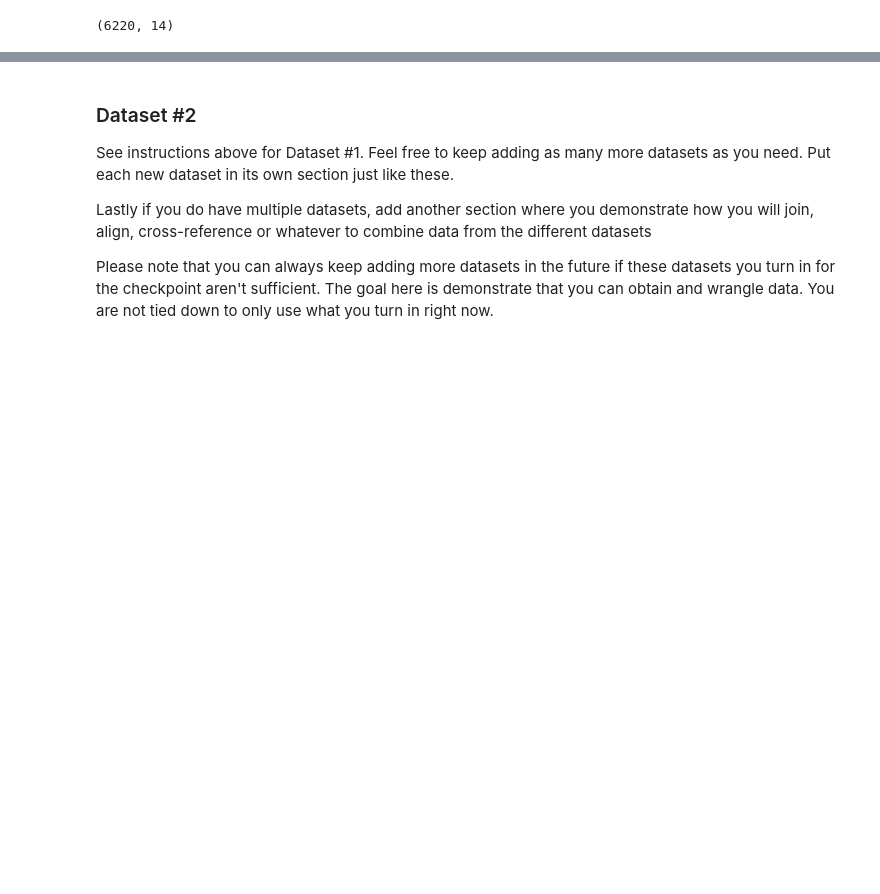
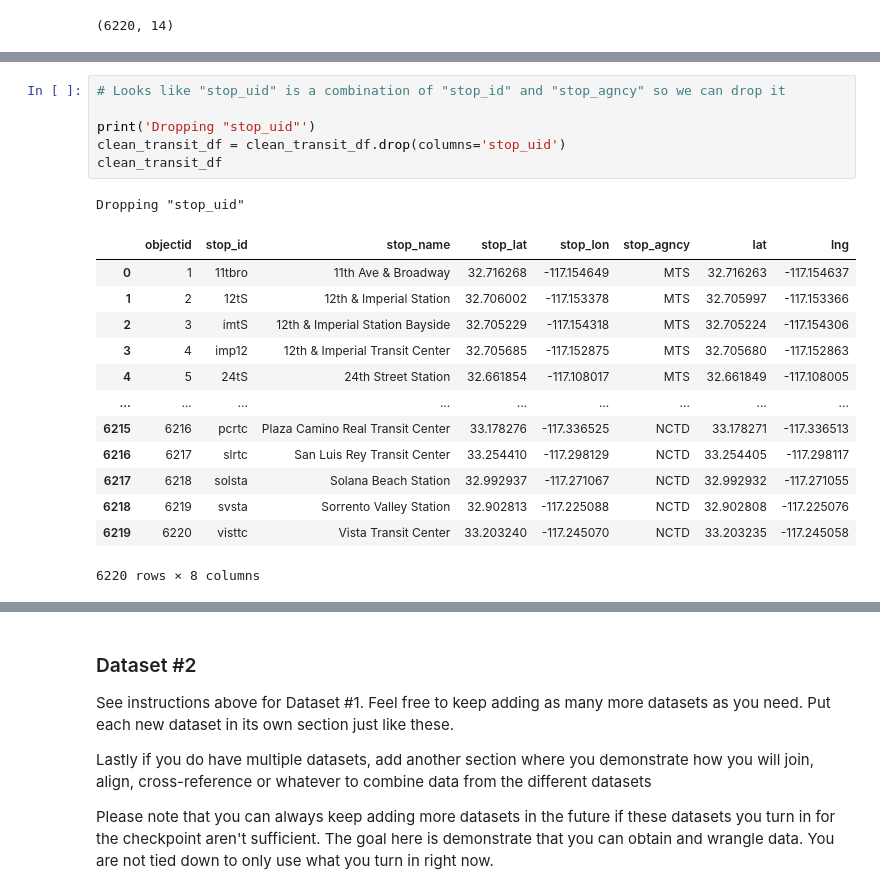
Before and after one commit to COGS108/Group022_WI26, a Jupyter notebook: 01-DataCheckpoint.ipynb, the cells around one changed output, grey strips where cells are left out. Drawn from its saved outputs; the diff is of its cells as text; blank space fills up the shorter version.

```diff
--- a/01-DataCheckpoint.ipynb
+++ b/01-DataCheckpoint.ipynb
@@ -139,0 +244,21 @@ Instructions:
+# %%
+# Looks like "stop_uid" is a combination of "stop_id" and "stop_agncy" so we can drop it
+
+print('Dropping "stop_uid"')
+clean_transit_df = clean_transit_df.drop(columns='stop_uid')
+clean_transit_df
+# %% [output]
+Dropping "stop_uid"
+|  | objectid | stop_id | stop_name | stop_lat | stop_lon | stop_agncy | lat | lng |
+| 0 | 1 | 11tbro | 11th Ave & Broadway | 32.716268 | -117.154649 | MTS | 32.716263 | -117.154637 |
+| 1 | 2 | 12tS | 12th & Imperial Station | 32.706002 | -117.153378 | MTS | 32.705997 | -117.153366 |
+| 2 | 3 | imtS | 12th & Imperial Station Bayside | 32.705229 | -117.154318 | MTS | 32.705224 | -117.154306 |
+| 3 | 4 | imp12 | 12th & Imperial Transit Center | 32.705685 | -117.152875 | MTS | 32.705680 | -117.152863 |
+| 4 | 5 | 24tS | 24th Street Station | 32.661854 | -117.108017 | MTS | 32.661849 | -117.108005 |
+| ... | ... | ... | ... | ... | ... | ... | ... | ... |
+| 6215 | 6216 | pcrtc | Plaza Camino Real Transit Center | 33.178276 | -117.336525 | NCTD | 33.178271 | -117.336513 |
+| 6216 | 6217 | slrtc | San Luis Rey Transit Center | 33.254410 | -117.298129 | NCTD | 33.254405 | -117.298117 |
+| 6217 | 6218 | solsta | Solana Beach Station | 32.992937 | -117.271067 | NCTD | 32.992932 | -117.271055 |
+| 6218 | 6219 | svsta | Sorrento Valley Station | 32.902813 | -117.225088 | NCTD | 32.902808 | -117.225076 |
+| 6219 | 6220 | visttc | Vista Transit Center | 33.203240 | -117.245070 | NCTD | 33.203235 | -117.245058 |
+6220 rows × 8 columns
```
Also changed, not shown: parts of 9 cells of this notebook.
